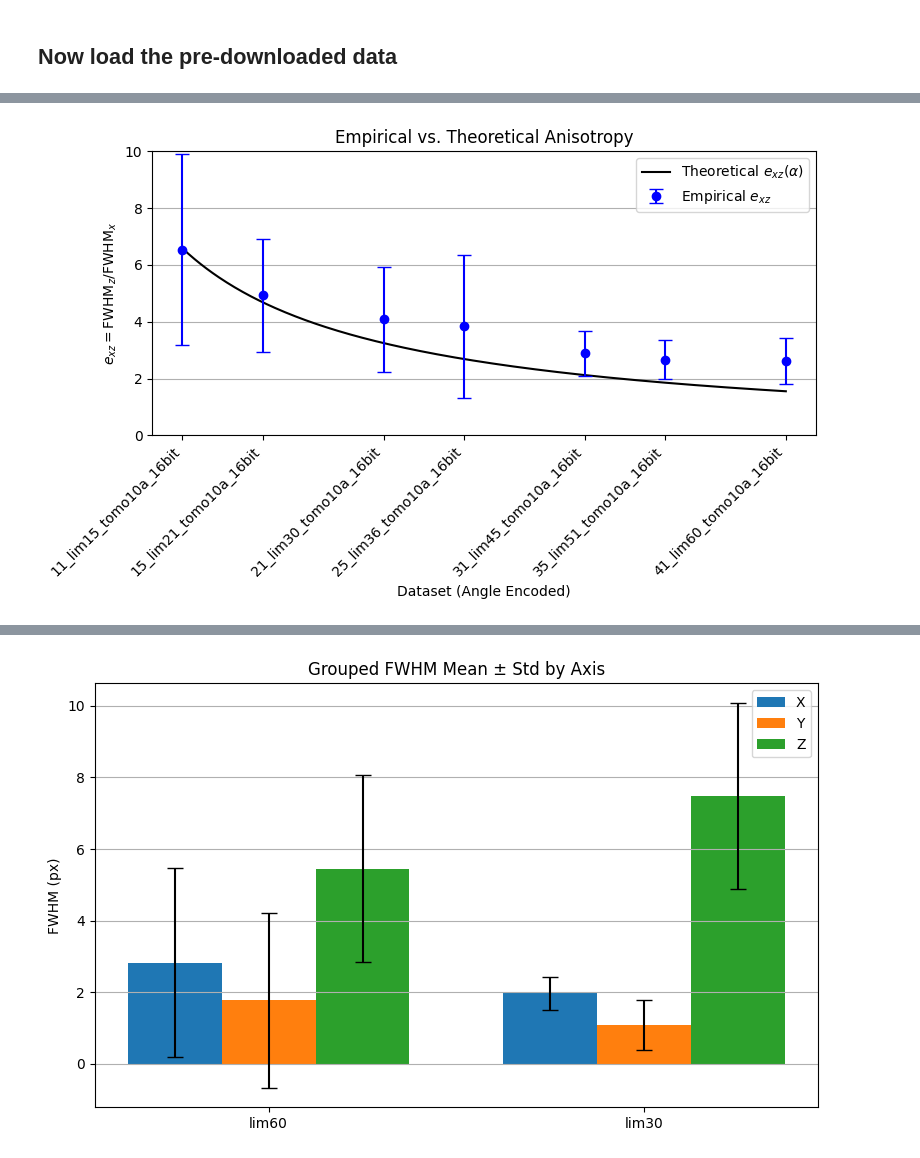
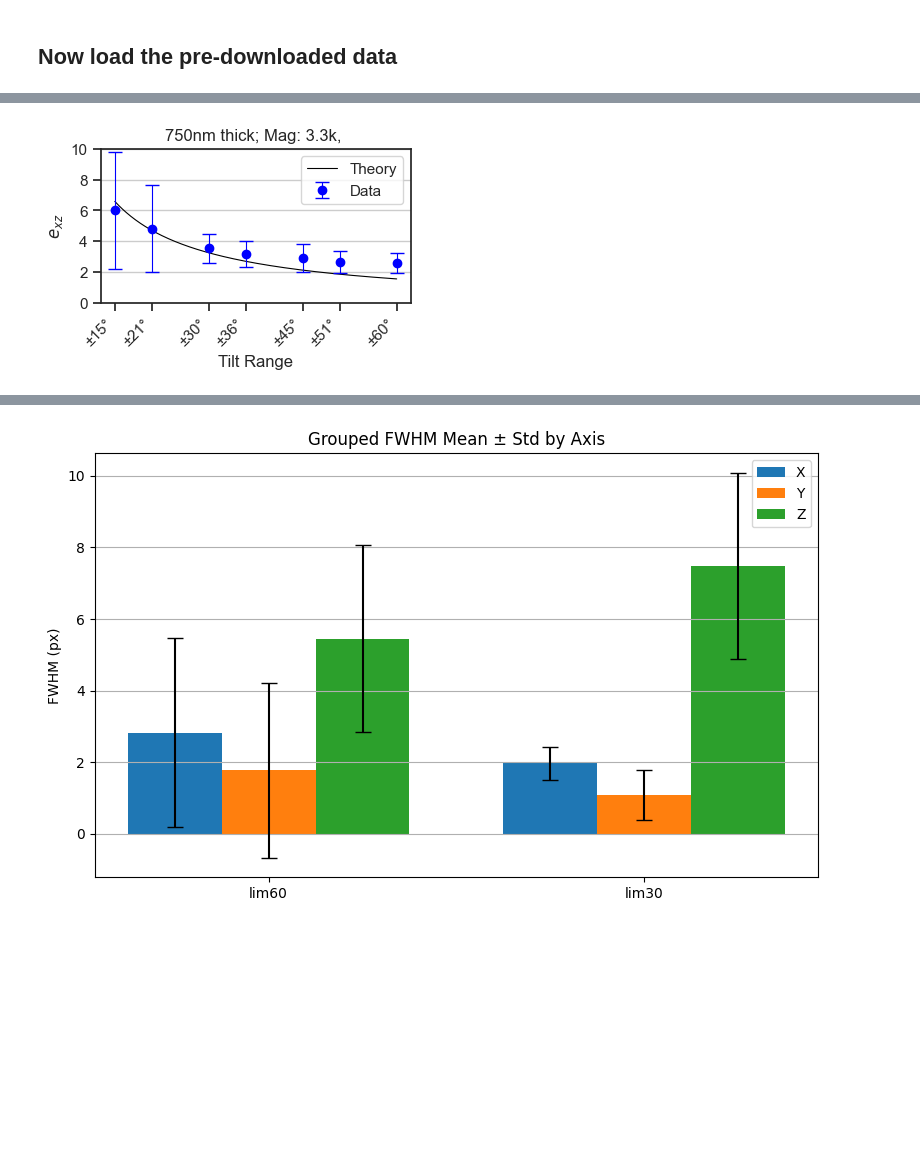
Before and after one commit to kuan-lab/tem-tomo, a Jupyter notebook: bead_resolution/250614_bead_res.ipynb, the cells around one changed output, grey strips where cells are left out. Cells and saved outputs as stored; diff of their text form; code cells hidden in the pictures; blank space fills up the shorter version.

```diff
--- a/bead_resolution/250614_bead_res.ipynb
+++ b/bead_resolution/250614_bead_res.ipynb
@@ -182,7 +127,7 @@ for i_dataset, dataset_name in enumerate(datasets):
     subvolumes, annotation_points = utils.load_subvolumes_from_npz(file_name)
     subvolumes_list.append(subvolumes)
     fwhms_x, fwhms_y, fwhms_z, r2s_x, r2s_y, r2s_z = utils.compute_fwhms_from_subvolumes(subvolumes, bead_diam_nm = bead_diam_nm,
-        pixel_size_nm = px_nm, r2_cutoff = 0.6, linewidth = 1)
+        pixel_size_nm = px_nm, r2_cutoff = -1, linewidth = 1) #don't use r2_cutoff here to keep lengths the same
     all_fwhms_x.append(fwhms_x)
     all_fwhms_y.append(fwhms_y)
     all_fwhms_z.append(fwhms_z)
@@ -379,6 +360,14 @@ all_fwhms_z = [[val for val in sublist if val <= 30] for sublist in all_fwhms_z]
 all_fwhms_x = [[val for val in sublist if val >= 1] for sublist in all_fwhms_x]
 all_fwhms_y = [[val for val in sublist if val >= 1] for sublist in all_fwhms_y]
 all_fwhms_z = [[val for val in sublist if val >= 1] for sublist in all_fwhms_z]
+# %%
+# 1) Build the skip set from your R² fits
+skip_indices = utils.generate_skip_bead_indices(all_r2s_x, all_r2s_z, r2_cutoff=0.6)
+
+# 2) Apply to every per-dataset list you want to clean
+filt_fwhms_x = utils.filter_by_index_excluding(all_fwhms_x, skip_indices)
+filt_fwhms_y = utils.filter_by_index_excluding(all_fwhms_y, skip_indices)
+filt_fwhms_z = utils.filter_by_index_excluding(all_fwhms_z, skip_indices)
 # %%
 from importlib import reload
 reload(utils)
@@ -427,54 +419,92 @@ plt.savefig(figs_dir + '250627_rev_Fig1g_beads.pdf', bbox_inches = 'tight')
 import re
 import numpy as np
 import matplotlib.pyplot as plt
-
+import math
 # Extract angles from dataset names
 def extract_angle(name):
     match = re.search(r'lim(\d+)', name)
     return int(match.group(1)) if match else None
+
+# --- Compute empirical e_xz = FWHM_z / FWHM_y per dataset ---
+def empirical_ratio_and_std(fwhms_z, fwhms_y, clip_max=100.0):
+    """
+    Compute mean/std of FWHM_z / FWHM_y while filtering bad values:
+    - removes NaNs
+    - removes zero or near-zero denominators
+    - clips extreme FWHMs above `clip_max`
+    """
+    z = np.array(fwhms_z)
+    y = np.array(fwhms_y)
+
+    # Clean both numerator and denominator
+    valid_mask = (
+        ~np.isnan(z) & ~np.isnan(y) &
+        (y > 0.1) & (z < clip_max) & (y < clip_max)
+    )
+    z_clean = z[valid_mask]
+    y_clean = y[valid_mask]
+
+    if len(z_clean) == 0:
+        return np.nan, np.nan
+
+    ratios = z_clean / y_clean
+    return np.nanmean(ratios), np.nanstd(ratios)
+# --- Theoretical Rademacher function ---
+def calculate_e_xz(alpha_deg):
+    alpha_rad = math.radians(alpha_deg)
+    num = alpha_rad + math.sin(alpha_rad) * math.cos(alpha_rad)
+    den = alpha_rad - math.sin(alpha_rad) * math.cos(alpha_rad)
+    if den == 0:
+        return np.nan
+    return math.sqrt(num / den)
 
 angles = [extract_angle(name) for name in datasets]
 dataset_labels = datasets
 
 # Compute empirical e_xz for each dataset USING X not Y
 e_means = []
 e_stds = []
 
 for name in datasets:
     idx = datasets.index(name)
-    mean, std = empirical_ratio_and_std(clean_fwhms_z[idx], clean_fwhms_x[idx])
+    mean, std = empirical_ratio_and_std(filt_fwhms_z[idx], filt_fwhms_x[idx])
     e_means.append(mean)
     e_stds.append(std)
 
 # Theoretical curve
 alpha_curve = np.linspace(15, 60, 300)
 e_theory = [calculate_e_xz(a) for a in alpha_curve]
 
 # Plot
-plt.figure(figsize=(8, 5))
-plt.plot(alpha_curve, e_theory, label='Theoretical $e_{xz}(\\alpha)$', color='black')
+sns.set_theme(rc={'figure.figsize':(4,2),'lines.linewidth':0.8},style = 'ticks')
+plt.plot(alpha_curve, e_theory, label='Theory', color='black')
+
+max_angs = [15,21,30,36,45,51,60]
+theta_labels = ['±%s°' % ang for ang in max_angs]
 
 # Empirical data
 plt.errorbar(
     angles, e_means, yerr=e_stds, fmt='o', capsize=5, markersize=6,
-    label='Empirical $e_{xz}$', color='blue'
+    label='Data', color='blue'
 )
 
 # X-axis with dataset labels at angle ticks
 plt.xticks(angles, dataset_labels, rotation=45, ha='right')
-plt.xlabel('Dataset (Angle Encoded)')
+plt.xlabel('Tilt Range')
 plt.ylim([0,10])
-plt.ylabel(r'$e_{xz} = \mathrm{FWHM}_z / \mathrm{FWHM}_x$')
-plt.title('Empirical vs. Theoretical Anisotropy')
+plt.ylabel(r'$e_{xz}$')
+
+plt.title('750nm thick; Mag: %s, ' % '3.3k')
 plt.legend(loc='upper right')
 plt.grid(True, axis='y')
 plt.tight_layout()
+
 #plt.show()
 
-
-#plt.savefig(figs_dir + '250620_rev_Fig1g_alt.pdf', bbox_inches = 'tight')
+plt.xticks(max_angs, theta_labels)
+plt.savefig(figs_dir + '250821_rev_Fig1g_alt.pdf', bbox_inches = 'tight')
 # %% [output]
-[figure, old version]
+[figure, new version]
 # %%
 outliers = utils.find_outlier_beads(
     subvolumes,
```
Also changed, not shown: parts of 14 cells of this notebook, 2 other files.
